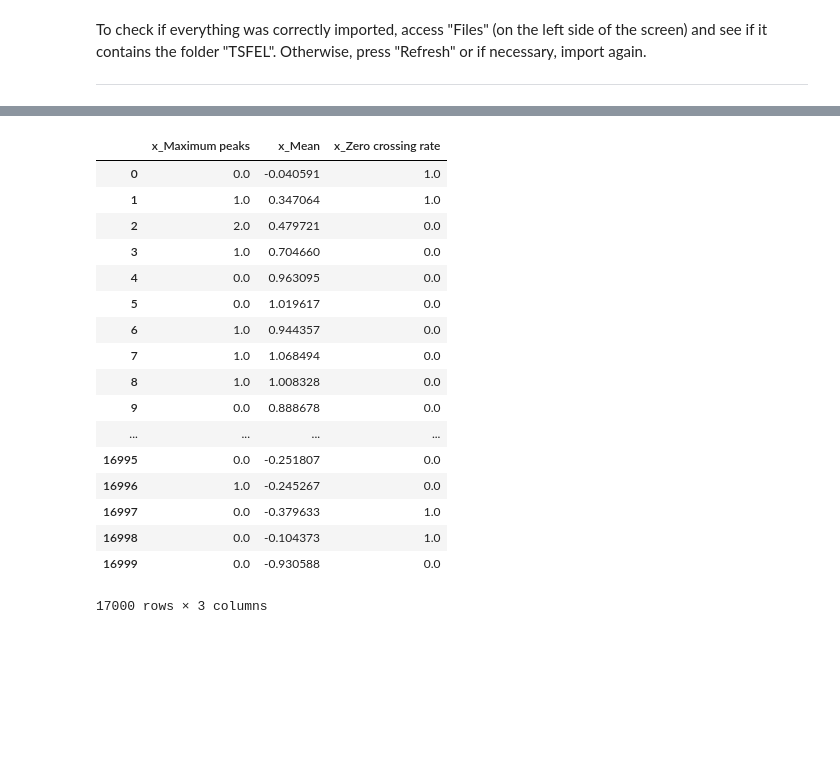
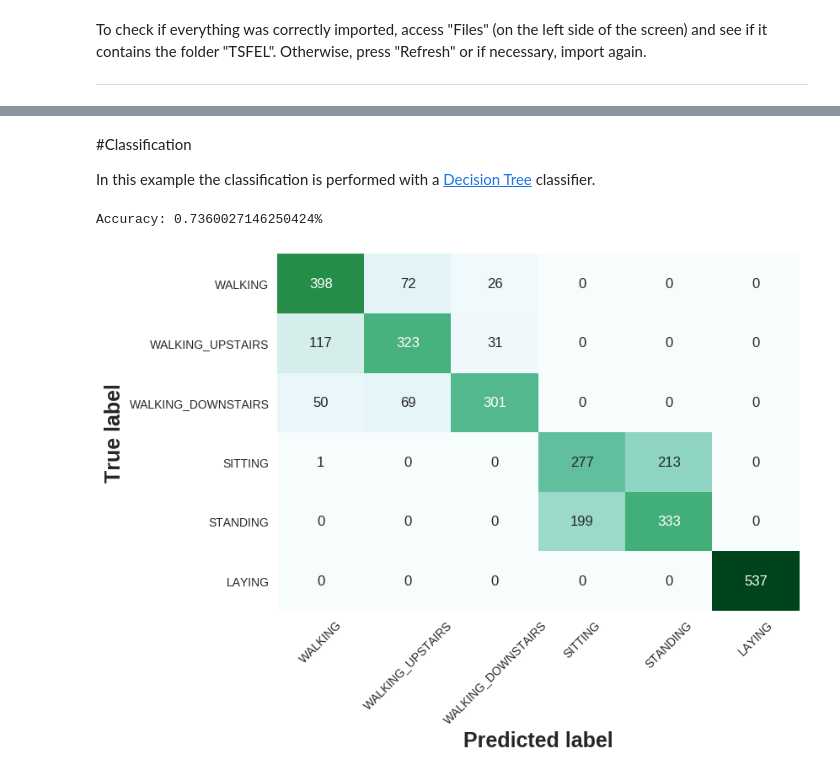
Before and after one commit to TSFDlib/TSFEL, a Jupyter notebook: Copy_of_Copy_of_Untitled1.ipynb, the cells around one changed output, grey strips where cells are left out. Drawn from its saved outputs; the diff is of its cells as text; code cells hidden in the pictures; blank space fills up the shorter version.

```diff
--- a/Copy_of_Copy_of_Untitled1.ipynb
+++ b/Copy_of_Copy_of_Untitled1.ipynb
@@ -75,0 +82,9 @@ TypeError: ignored
+# %%
+#@title Feature Extraction
+
+# Extract excel info
+cfg_file = tslib.extract_sheet()
+
+# Get features
+X_train = tslib.extract_features(x_train_sig, cfg_file, segment=False)
+X_test = tslib.extract_features(x_test_sig, cfg_file, segment=False)
@@ -75,0 +95,7 @@ TypeError: ignored
+# %%
+# Concatenation of entire data
+features = pd.concat([X_train,X_test])
+# Highly correlated features are removed
+features = tslib.correlation_report(features)
+X_train = features[:len(X_train)]
+X_test = features[len(X_train):]
@@ -76,22 +118,35 @@ TypeError: ignored
 # %%
-#@title Features
-df
+#@title Preview Features
-# %% [output]
-|  | x_Maximum peaks | x_Mean | x_Zero crossing rate |
-| 0 | 0.0 | -0.040591 | 1.0 |
-| 1 | 1.0 | 0.347064 | 1.0 |
-| 2 | 2.0 | 0.479721 | 0.0 |
-| 3 | 1.0 | 0.704660 | 0.0 |
-| 4 | 0.0 | 0.963095 | 0.0 |
-| 5 | 0.0 | 1.019617 | 0.0 |
-| 6 | 1.0 | 0.944357 | 0.0 |
-| 7 | 1.0 | 1.068494 | 0.0 |
-| 8 | 1.0 | 1.008328 | 0.0 |
-| 9 | 0.0 | 0.888678 | 0.0 |
-| ... | ... | ... | ... |
-| 16995 | 0.0 | -0.251807 | 0.0 |
-| 16996 | 1.0 | -0.245267 | 0.0 |
-| 16997 | 0.0 | -0.379633 | 1.0 |
-| 16998 | 0.0 | -0.104373 | 1.0 |
-| 16999 | 0.0 | -0.930588 | 0.0 |
-17000 rows × 3 columns
+# %% [markdown]
+#Classification
+
+In this example the classification is performed with a [Decision Tree](https://scikit-learn.org/stable/modules/tree.html) classifier.
+# %%
+from sklearn.tree import DecisionTreeClassifier
+from sklearn.metrics import confusion_matrix, accuracy_score
+
+classifier = DecisionTreeClassifier()
+
+# Train the classifier
+classifier.fit(X_train, y_train.ravel())
+
+# Predict test data
+y_test_predict = classifier.predict(X_test)
+
+# Get the classification report
+accuracy = accuracy_score(y_test, y_test_predict)
+print(classification_report(y_test, y_test_predict, labels))
+print("Accuracy: " + str(accuracy) + '%')
+# %% [output]
+Accuracy: 0.7360027146250424%
+# %%
+cm = confusion_matrix(y_test, y_test_predict)
+df_cm = pd.DataFrame(cm, index=[i for i in labels], columns=[i for i in labels])
+plt.figure()
+ax = sns.heatmap(df_cm,  cbar = False, cmap="BuGn", annot=True, fmt="d")
+plt.setp(ax.get_xticklabels(), rotation=45)
+plt.ylabel('True label', fontweight='bold', fontsize = 18)
+plt.xlabel('Predicted label', fontweight='bold', fontsize = 18)
+plt.show()
+# %% [output]
+[figure, added]
```
Also changed, not shown: parts of 9 cells of this notebook.
